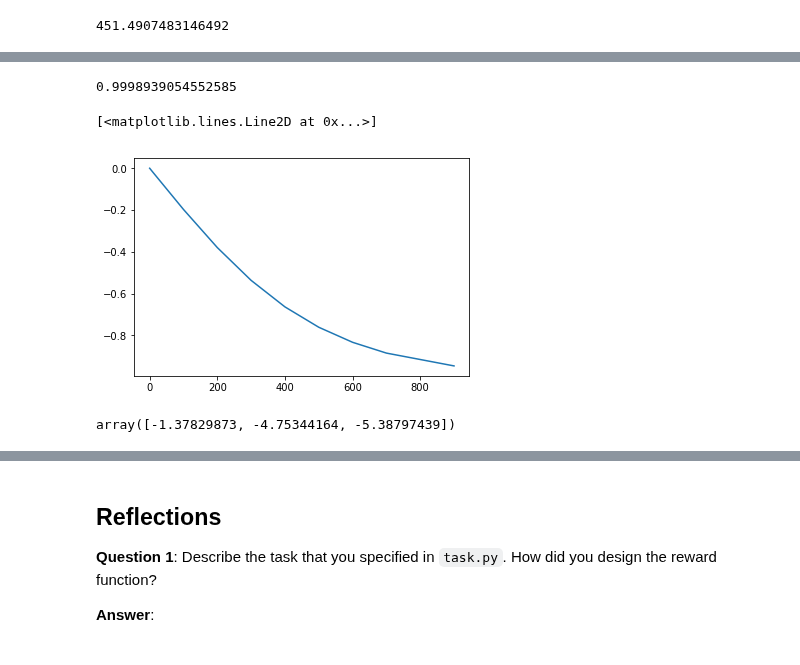
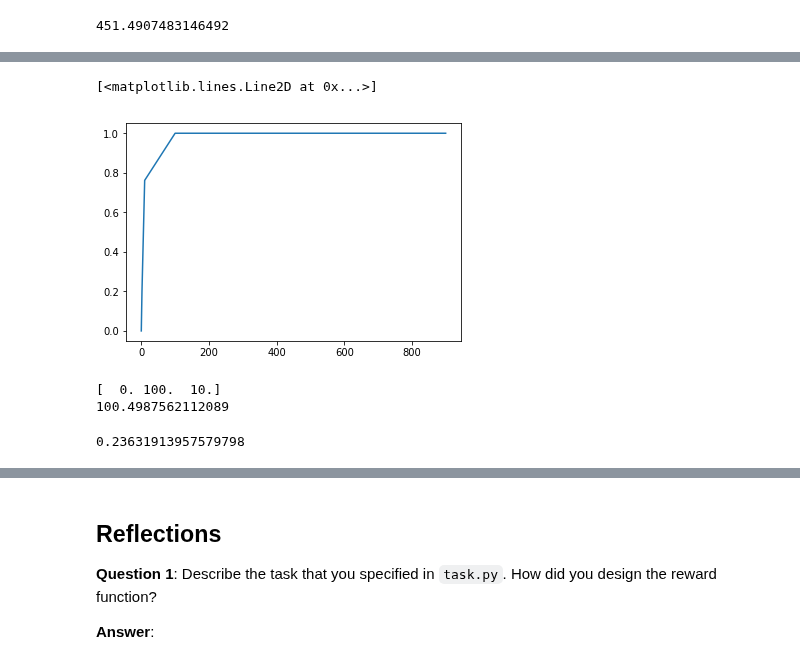
Before and after one commit to falrrema/ML_Nanodegree, a Jupyter notebook: P6_Quadcopter/Quadcopter_Project.ipynb, the cells around one changed output, grey strips where cells are left out. Cells and saved outputs as stored; diff of their text form; code cells hidden in the pictures.

```diff
--- a/P6_Quadcopter/Quadcopter_Project.ipynb
+++ b/P6_Quadcopter/Quadcopter_Project.ipynb
@@ -377,18 +363,20 @@ plt.plot(dist, exp)
-# %%
-np.exp(-np.var(res.loc[1, 'rotor_speed1':'rotor_speed4'])/10000)
-# %% [output]
-0.9998939054552585
 # %%
 vel = np.array((0,0.1,0.5,1,2,10,100,200,300,400,500,600,700,900))
-vel_mod = np.array([np.min((i, 100)) for i in vel])
-tan = (np.tanh(vel/500))
+tan = (np.tanh(vel/10))
 plt.plot(vel, tan)
 # %% [output]
 [<matplotlib.lines.Line2D at 0x...>]
-[figure, old version]
+[figure, new version]
-# %%
-task.sim.v
-# %% [output]
-array([-1.37829873, -4.75344164, -5.38797439])
+# %%
+a = np.array((0.,100.,60.))
+b = np.array((0.,0.,50.))
+dist = np.linalg.norm(a-b)
+print(a-b)
+print(np.linalg.norm(a-b))
+1-np.tanh(dist/100)
+# %% [output]
+[  0. 100.  10.]
+100.4987562112089
+0.23631913957579798
 # %%
 # %% [output]
```
Also changed, not shown: parts of 7 cells of this notebook, 1 other file.
